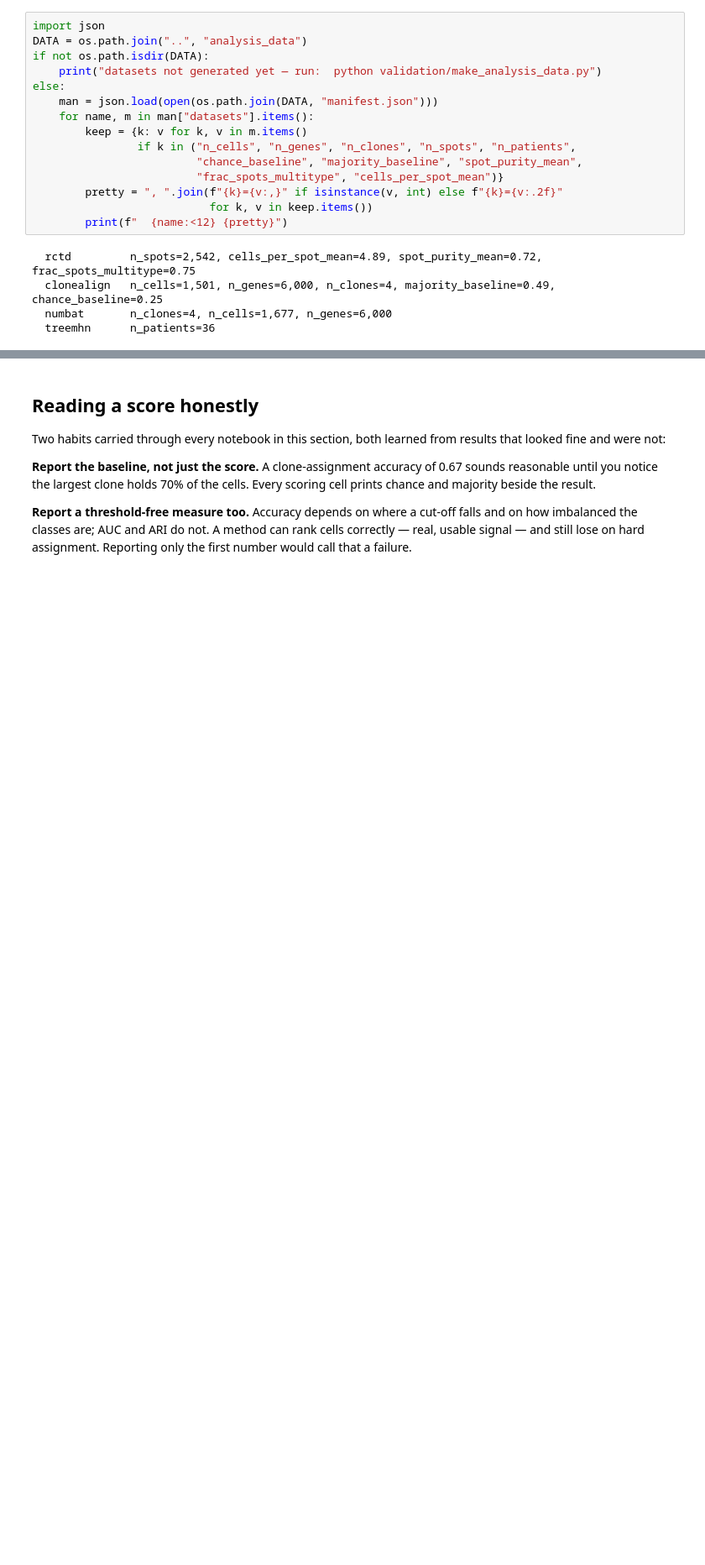
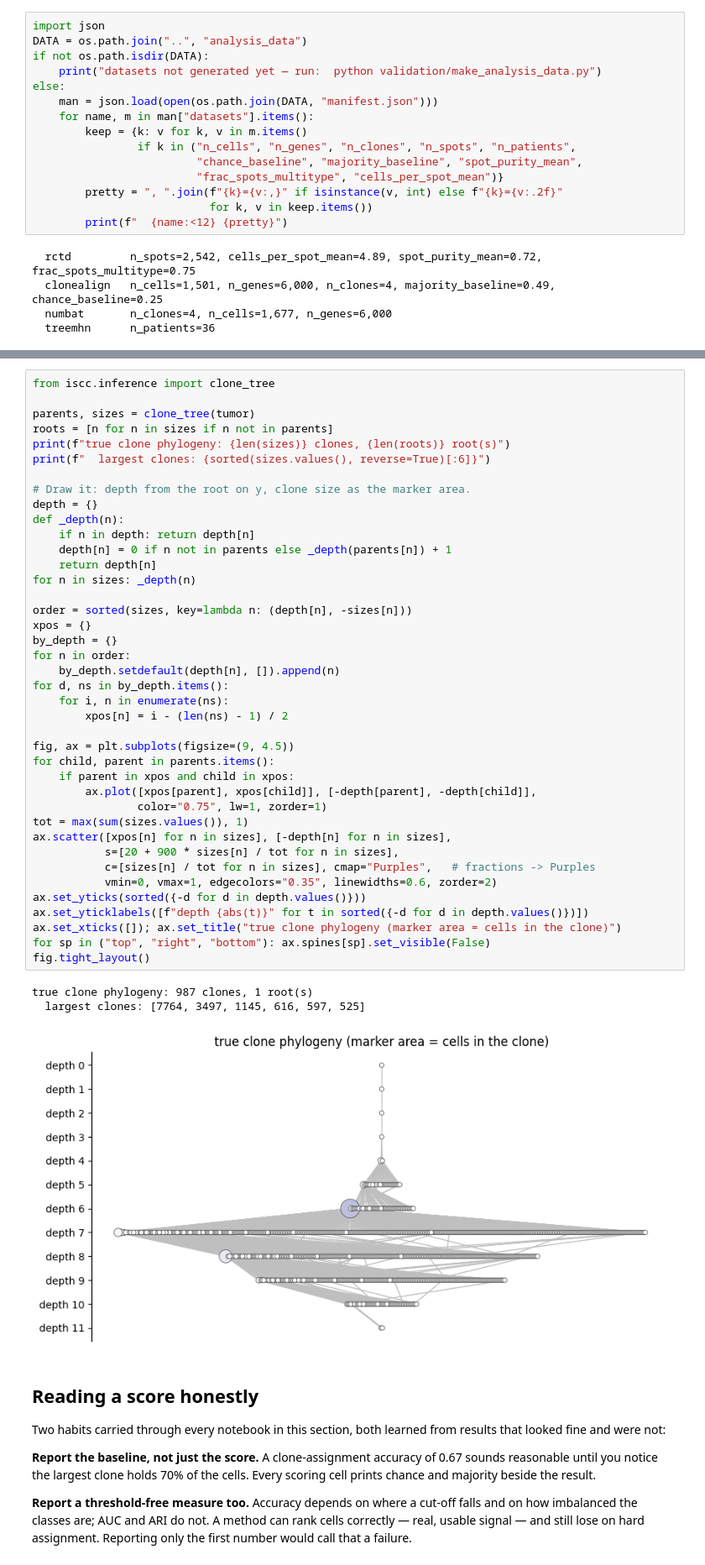
Before and after one commit to pedrofale/iscc, a Jupyter notebook: notebooks/analysis_ground_truth.ipynb, the cells around one changed output, grey strips where cells are left out. Shown at 84% size. Drawn from its saved outputs; the diff is of its cells as text; blank space fills up the shorter version.

```diff
--- a/notebooks/analysis_ground_truth.ipynb
+++ b/notebooks/analysis_ground_truth.ipynb
@@ -156,3 +166,47 @@ else:
+# %%
+from iscc.inference import clone_tree
+
+parents, sizes = clone_tree(tumor)
+roots = [n for n in sizes if n not in parents]
+print(f"true clone phylogeny: {len(sizes)} clones, {len(roots)} root(s)")
+print(f"  largest clones: {sorted(sizes.values(), reverse=True)[:6]}")
+
+# Draw it: depth from the root on y, clone size as the marker area.
+depth = {}
+def _depth(n):
+    if n in depth: return depth[n]
+    depth[n] = 0 if n not in parents else _depth(parents[n]) + 1
+    return depth[n]
+for n in sizes: _depth(n)
+
+order = sorted(sizes, key=lambda n: (depth[n], -sizes[n]))
+xpos = {}
+by_depth = {}
+for n in order:
+    by_depth.setdefault(depth[n], []).append(n)
+for d, ns in by_depth.items():
+    for i, n in enumerate(ns):
+        xpos[n] = i - (len(ns) - 1) / 2
+
+fig, ax = plt.subplots(figsize=(9, 4.5))
+for child, parent in parents.items():
+    if parent in xpos and child in xpos:
+        ax.plot([xpos[parent], xpos[child]], [-depth[parent], -depth[child]],
+                color="0.75", lw=1, zorder=1)
+tot = max(sum(sizes.values()), 1)
+ax.scatter([xpos[n] for n in sizes], [-depth[n] for n in sizes],
+           s=[20 + 900 * sizes[n] / tot for n in sizes],
+           c=[sizes[n] / tot for n in sizes], cmap="Purples",   # fractions -> Purples
+           vmin=0, vmax=1, edgecolors="0.35", linewidths=0.6, zorder=2)
+ax.set_yticks(sorted({-d for d in depth.values()}))
+ax.set_yticklabels([f"depth {abs(t)}" for t in sorted({-d for d in depth.values()})])
+ax.set_xticks([]); ax.set_title("true clone phylogeny (marker area = cells in the clone)")
+for sp in ("top", "right", "bottom"): ax.spines[sp].set_visible(False)
+fig.tight_layout()
+# %% [output]
+true clone phylogeny: 987 clones, 1 root(s)
+  largest clones: [7764, 3497, 1145, 616, 597, 525]
+[figure, added]
 # %% [markdown]
 ## Reading a score honestly
 
```
Also changed, not shown: parts of 1 cell of this notebook, 8 other files.
